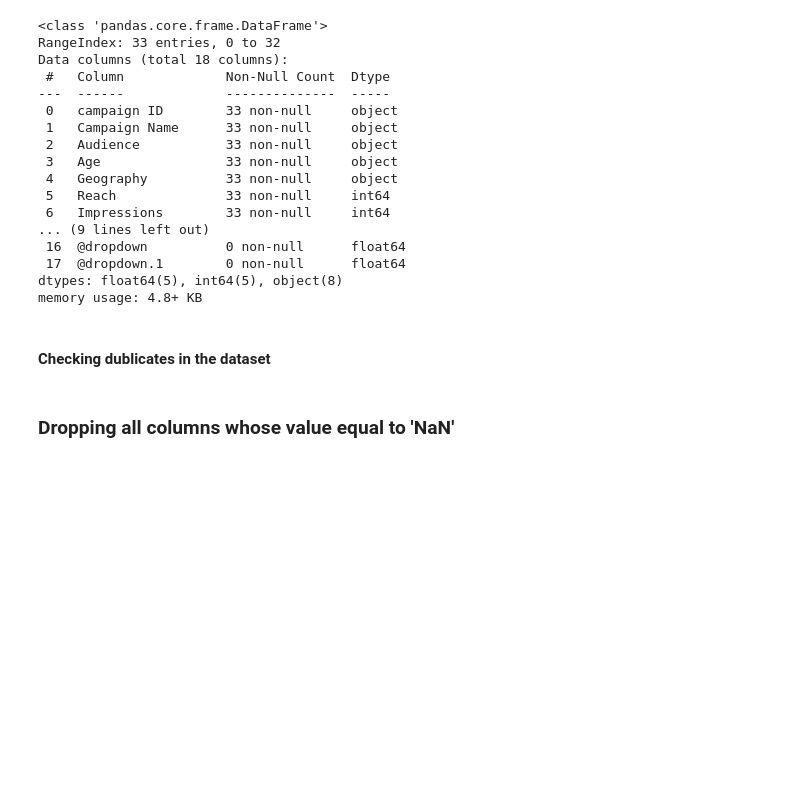
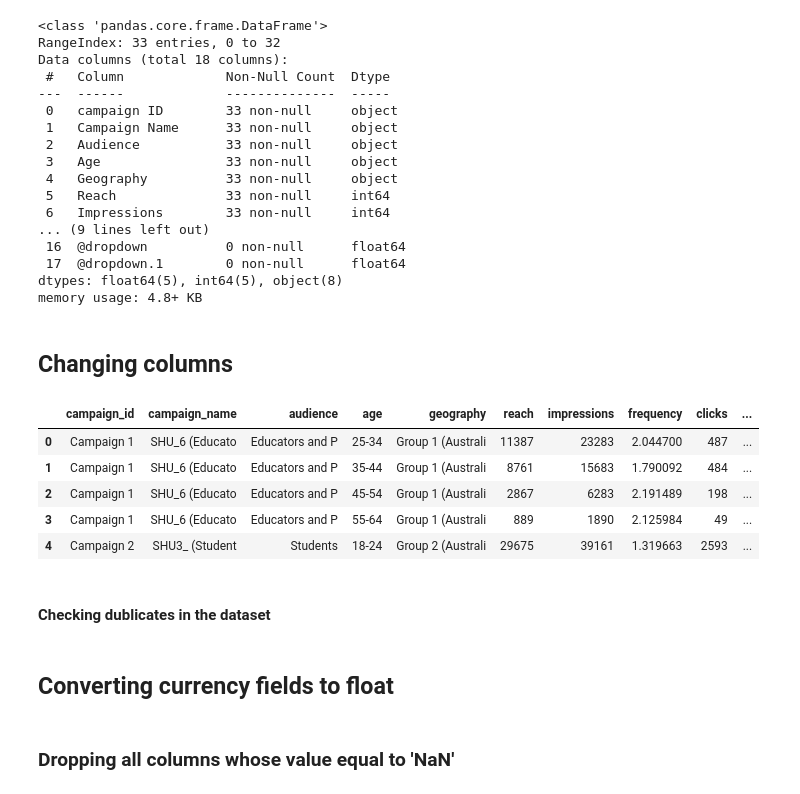
Before and after one commit to bakar-01/My-Dataanalysis, a Jupyter notebook: Marketing_Data.ipynb, the cells around one changed output. Saved outputs shown, nothing was run; the diff lists cells and outputs as text; code cells hidden in the pictures; blank space fills up the shorter version.

```diff
--- a/Marketing_Data.ipynb
+++ b/Marketing_Data.ipynb
@@ -65,7 +70,26 @@ Data columns (total 18 columns):
  17  @dropdown.1        0 non-null      float64
 dtypes: float64(5), int64(5), object(8)
 memory usage: 4.8+ KB
+# %% [markdown]
+## Changing columns
+# %%
+df.columns = [
+    'campaign_id', 'campaign_name', 'audience', 'age', 'geography', 'reach',
+    'impressions', 'frequency', 'clicks', 'unique_clicks', 'unique_link_clicks',
+    'ctr', 'unique_ctr', 'amount_spent', 'cost_per_click', 'cost_per_result',
+    'dropdown1', 'dropdown2'
+]
+df.head()
+# %% [output]
+|  | campaign_id | campaign_name | audience | age | geography | reach | impressions | frequency | clicks | ... |
+| 0 | Campaign 1 | SHU_6 (Educato | Educators and P | 25-34 | Group 1 (Australi | 11387 | 23283 | 2.044700 | 487 | ... |
+| 1 | Campaign 1 | SHU_6 (Educato | Educators and P | 35-44 | Group 1 (Australi | 8761 | 15683 | 1.790092 | 484 | ... |
+| 2 | Campaign 1 | SHU_6 (Educato | Educators and P | 45-54 | Group 1 (Australi | 2867 | 6283 | 2.191489 | 198 | ... |
+| 3 | Campaign 1 | SHU_6 (Educato | Educators and P | 55-64 | Group 1 (Australi | 889 | 1890 | 2.125984 | 49 | ... |
+| 4 | Campaign 2 | SHU3_ (Student | Students | 18-24 | Group 2 (Australi | 29675 | 39161 | 1.319663 | 2593 | ... |
 # %% [markdown]
 #### Checking dublicates in the dataset
 # %%
 #print(df.duplicated())
+# %% [markdown]
+## Converting currency fields to float
```
Also changed, not shown: parts of 7 cells of this notebook.
